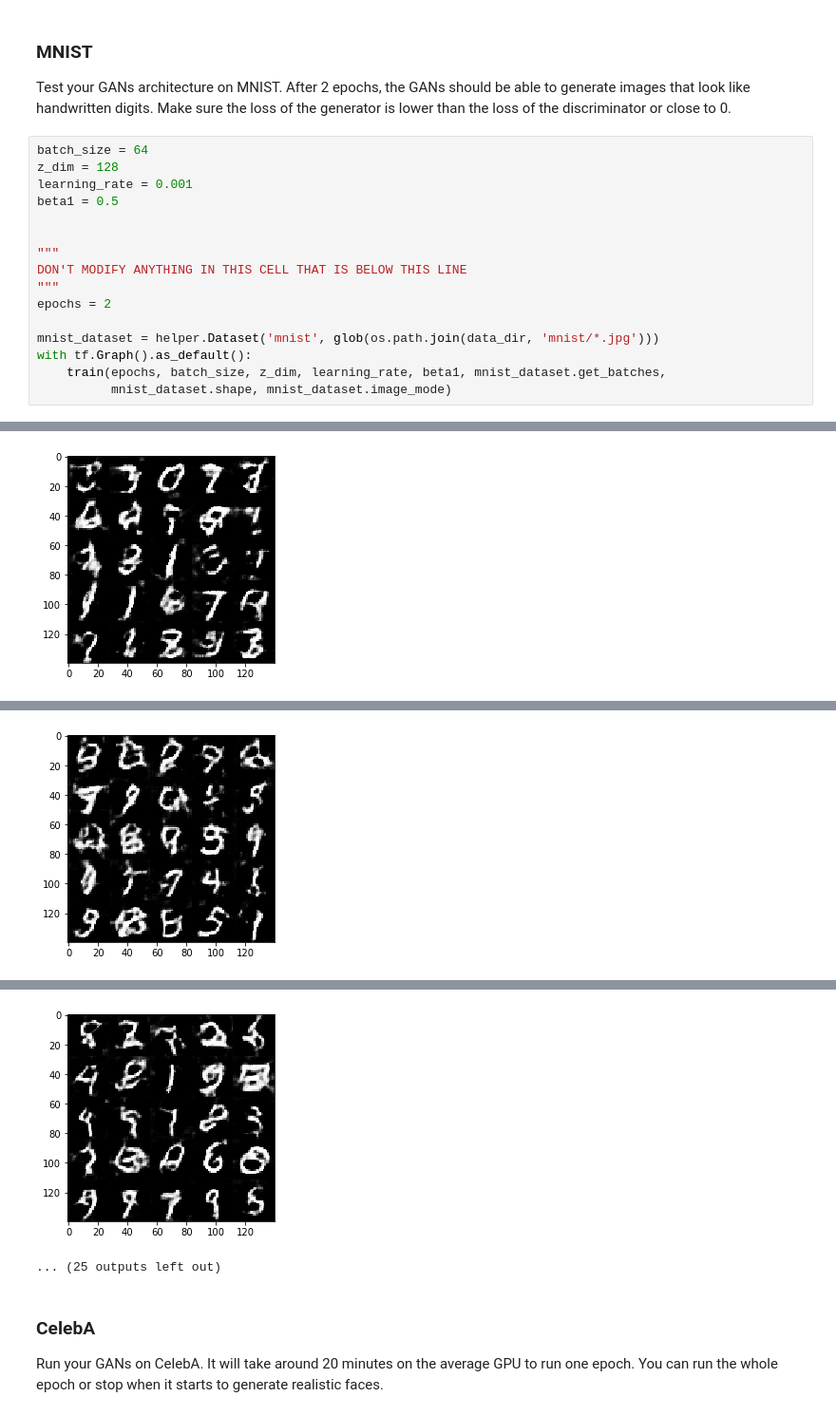
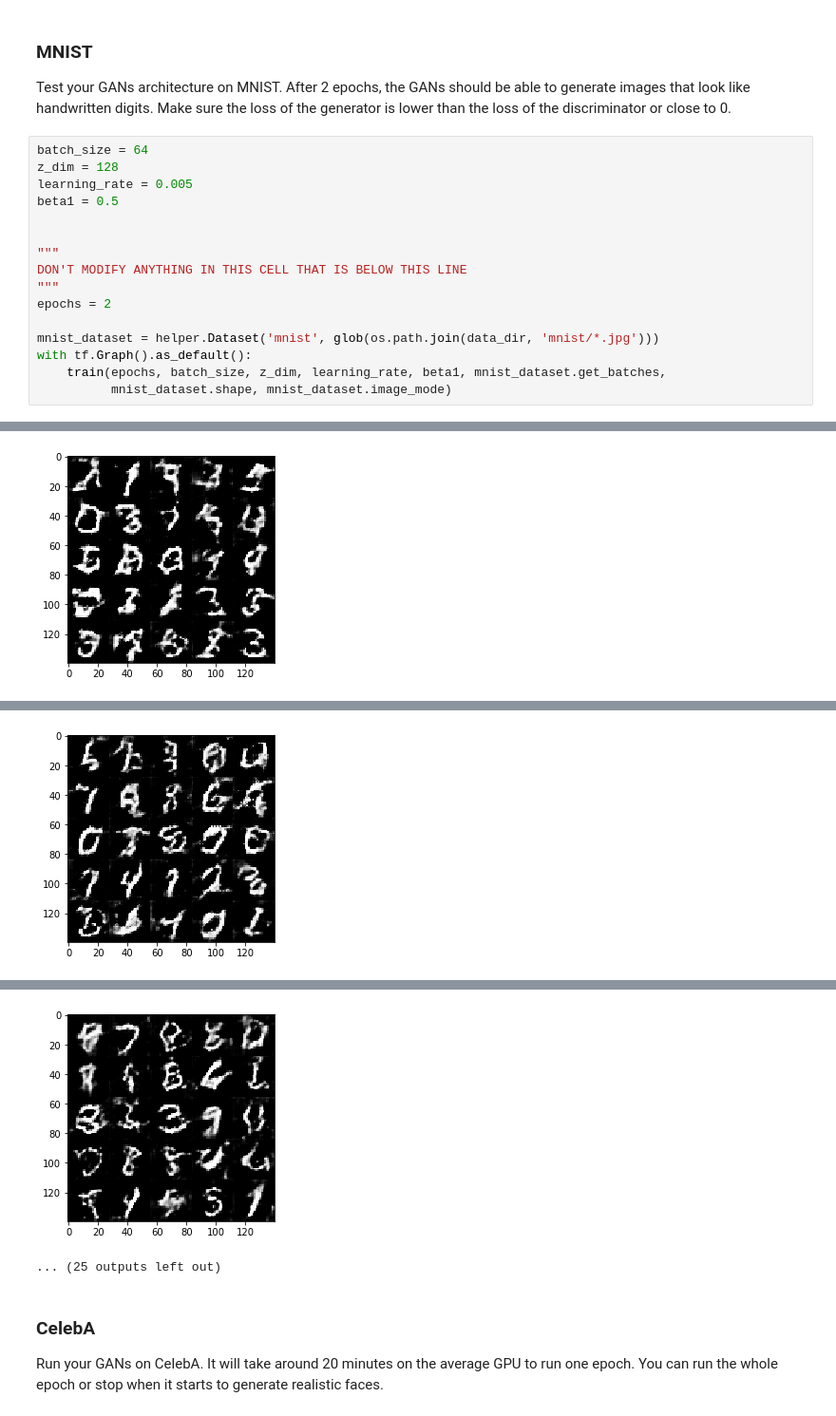
Before and after one commit to Lenninlasd/DLND-5, a Jupyter notebook: dlnd_face_generation.ipynb, the cells around one changed output, grey strips where cells are left out. Shown at 95% size. Cells and saved outputs as stored; diff of their text form.

```diff
--- a/dlnd_face_generation.ipynb
+++ b/dlnd_face_generation.ipynb
@@ -378,7 +378,7 @@ Test your GANs architecture on MNIST.  After 2 epochs, the GANs should be able t
 # %%
 batch_size = 64
 z_dim = 128
-learning_rate = 0.001
+learning_rate = 0.005
 beta1 = 0.5
 
 
@@ -438 +438 @@ Epoch 0/2... Discriminator Loss: 1.0120... Generator Loss: 1.3988
-[figure, old version]
+[figure, new version]
@@ -449 +449 @@ Epoch 0/2... Discriminator Loss: 1.3703... Generator Loss: 0.4570
-[figure, old version]
+[figure, new version]
@@ -460,4 +460,4 @@ Epoch 0/2... Discriminator Loss: 1.0419... Generator Loss: 0.8933
-[figure, old version]
+[figure, new version]
 ... (25 outputs left out)
 # %% [markdown]
 ### CelebA
```
Also changed, not shown: parts of 2 cells of this notebook, 1 other file.
